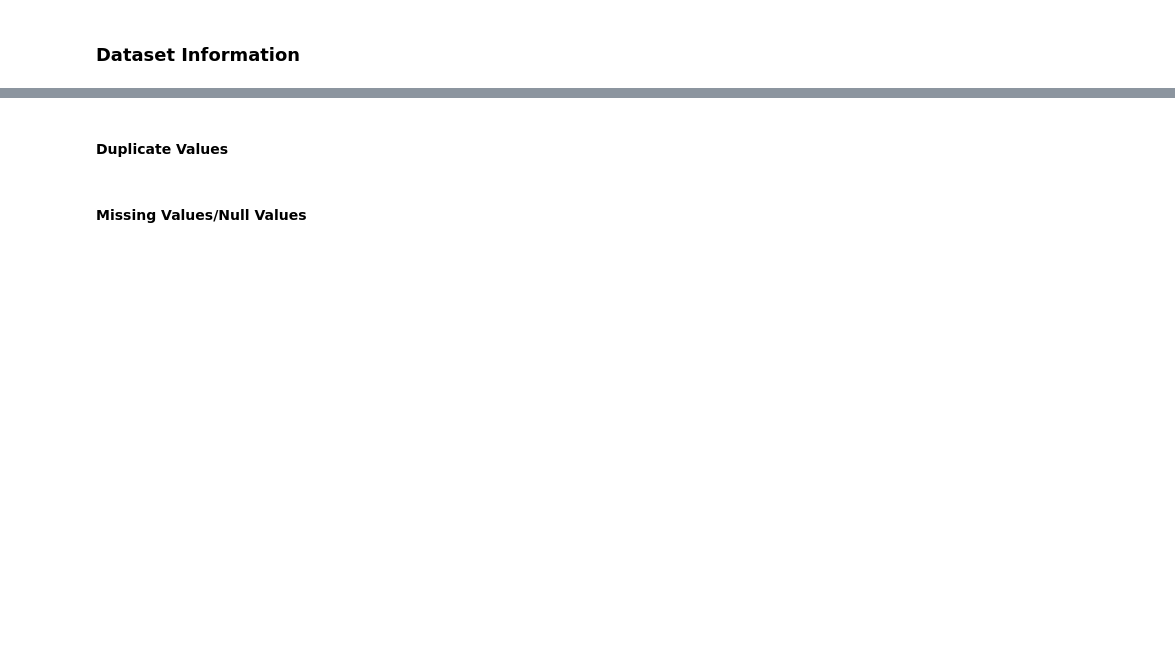
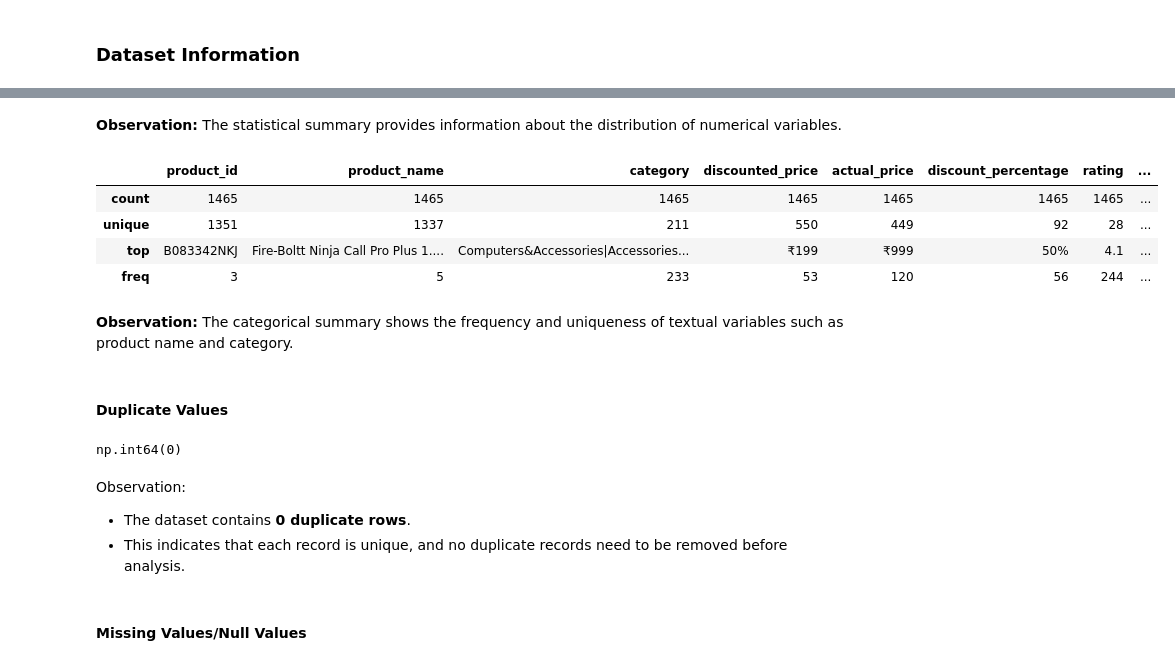
Before and after one commit to ArpitaGuniyal/Amazon-Sales-EDA, a Jupyter notebook: amazon_sales_eda.ipynb, the cells around one changed output, grey strips where cells are left out. Drawn from its saved outputs; the diff is of its cells as text; code cells hidden in the pictures; blank space fills up the shorter version.

```diff
--- a/amazon_sales_eda.ipynb
+++ b/amazon_sales_eda.ipynb
@@ -92,2 +108,14 @@ df = pd.read_csv(path)
+# %% [markdown]
+**Observation:** The statistical summary provides information about the distribution of numerical variables.
+# %%
+df.describe(include='object')
+# %% [output]
+|  | product_id | product_name | category | discounted_price | actual_price | discount_percentage | rating | ... |
+| count | 1465 | 1465 | 1465 | 1465 | 1465 | 1465 | 1465 | ... |
+| unique | 1351 | 1337 | 211 | 550 | 449 | 92 | 28 | ... |
+| top | B083342NKJ | Fire-Boltt Ninja Call Pro Plus 1.... | Computers&Accessories|Accessories... | ₹199 | ₹999 | 50% | 4.1 | ... |
+| freq | 3 | 5 | 233 | 53 | 120 | 56 | 244 | ... |
+# %% [markdown]
+**Observation:** The categorical summary shows the frequency and uniqueness of textual variables such as product name and category.
 # %% [markdown]
 #### Duplicate Values
@@ -96,2 +122,11 @@ df = pd.read_csv(path)
+# %%
+df.duplicated().sum()
+# %% [output]
+np.int64(0)
+# %% [markdown]
+Observation:
+
+- The dataset contains **0 duplicate rows**.
+- This indicates that each record is unique, and no duplicate records need to be removed before analysis.
 # %% [markdown]
 #### Missing Values/Null Values
```
Also changed, not shown: parts of 19 cells of this notebook.
